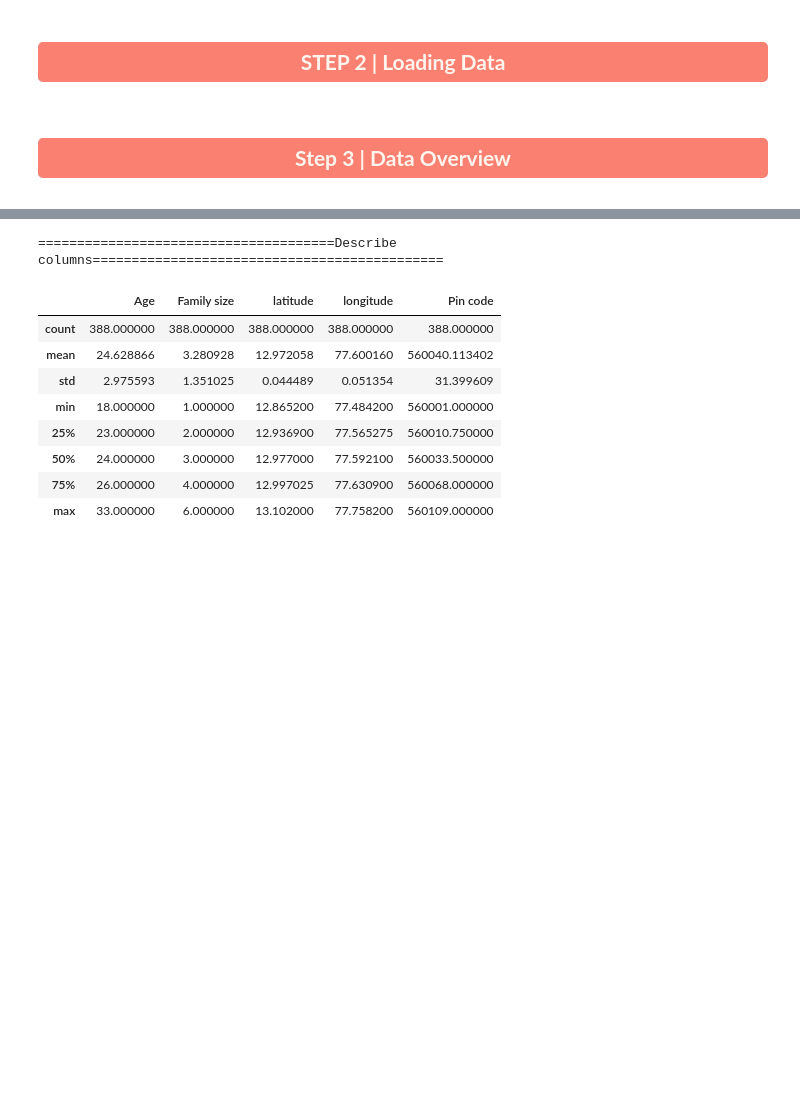
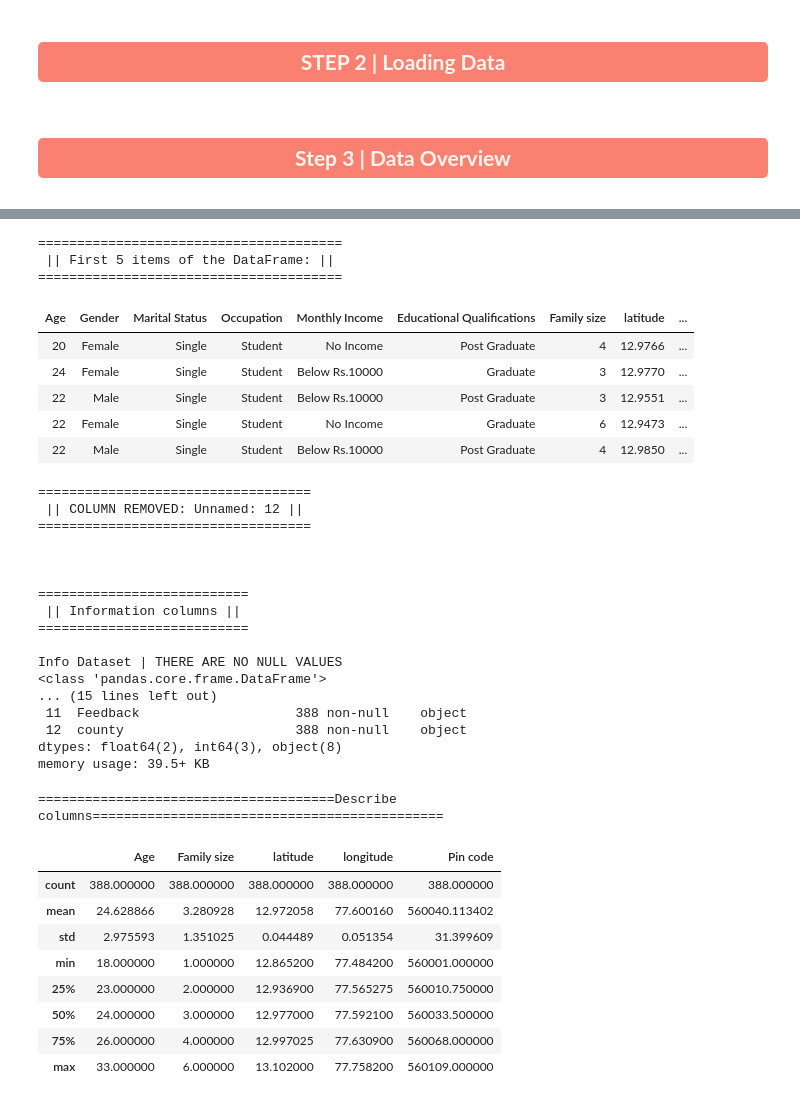
Before and after one commit to Luan338/E-commerce-Online-Foods, a Jupyter notebook: OnlineFoods.ipynb, the cells around one changed output, grey strips where cells are left out. Drawn from its saved outputs; the diff is of its cells as text; code cells hidden in the pictures; blank space fills up the shorter version.

```diff
--- a/OnlineFoods.ipynb
+++ b/OnlineFoods.ipynb
@@ -128,3 +81,63 @@ THERE ARE NO NULL VALUES
+# %%
+def PrintColor(text: str, color=Fore.CYAN, style=Style.BRIGHT):
+    "Prints color outputs using colorama using a text F-string"
+    print(style + color + text + Style.RESET_ALL)
+
+def print_blue_large(text):
+    PrintColor(text, Fore.BLUE + Style.BRIGHT)
+
+def Heading(textLabels):
+    length = len(textLabels) + 8
+    print(f"\n{Style.BRIGHT}{Fore.RED}{'='*length}{Style.RESET_ALL}")
+    print(f"{Style.BRIGHT}{Fore.RED} || {textLabels} || {Style.RESET_ALL}")
+    print(f"{Style.BRIGHT}{Fore.RED}{'='*length}{Style.RESET_ALL}")
+
+# Function | Data Overview
+def fDataOverview(data):
+
+    # First 5 items of the DataFrame
+    Heading("First 5 items of the DataFrame:")
+    display(HTML(data.head(5).to_html(index=False).replace('<table border="1" class="data">', '<table style="border: 2px solid green;">')))
+    print('\n')
+
+    # Remove column
+    # df_Foods.drop(['Unnamed: 12'], index=1,inplace=True)
+    Heading("COLUMN REMOVED: Unnamed: 12")
+    print('\n')
+
+    # Information columns
+    Heading("Information columns")
+    PrintColor(f"\nInfo Dataset | THERE ARE NO NULL VALUES", Fore.CYAN)
+    df_Foods.info()
+# %%
+fDataOverview(df_Foods)
+# %% [output]
+=======================================
+ || First 5 items of the DataFrame: ||
+=======================================
+| Age | Gender | Marital Status | Occupation | Monthly Income | Educational Qualifications | Family size | latitude | ... |
+| 20 | Female | Single | Student | No Income | Post Graduate | 4 | 12.9766 | ... |
+| 24 | Female | Single | Student | Below Rs.10000 | Graduate | 3 | 12.9770 | ... |
+| 22 | Male | Single | Student | Below Rs.10000 | Post Graduate | 3 | 12.9551 | ... |
+| 22 | Female | Single | Student | No Income | Graduate | 6 | 12.9473 | ... |
+| 22 | Male | Single | Student | Below Rs.10000 | Post Graduate | 4 | 12.9850 | ... |
+===================================
+ || COLUMN REMOVED: Unnamed: 12 ||
+===================================
+
+
+
+===========================
+ || Information columns ||
+===========================
+
+Info Dataset | THERE ARE NO NULL VALUES
+<class 'pandas.core.frame.DataFrame'>
+... (15 lines left out)
+ 11  Feedback                    388 non-null    object
+ 12  county                      388 non-null    object
+dtypes: float64(2), int64(3), object(8)
+memory usage: 39.5+ KB
 # %%
 print("======================================Describe columns=============================================")
 # %% [output]
```
Also changed, not shown: parts of 6 cells of this notebook.
